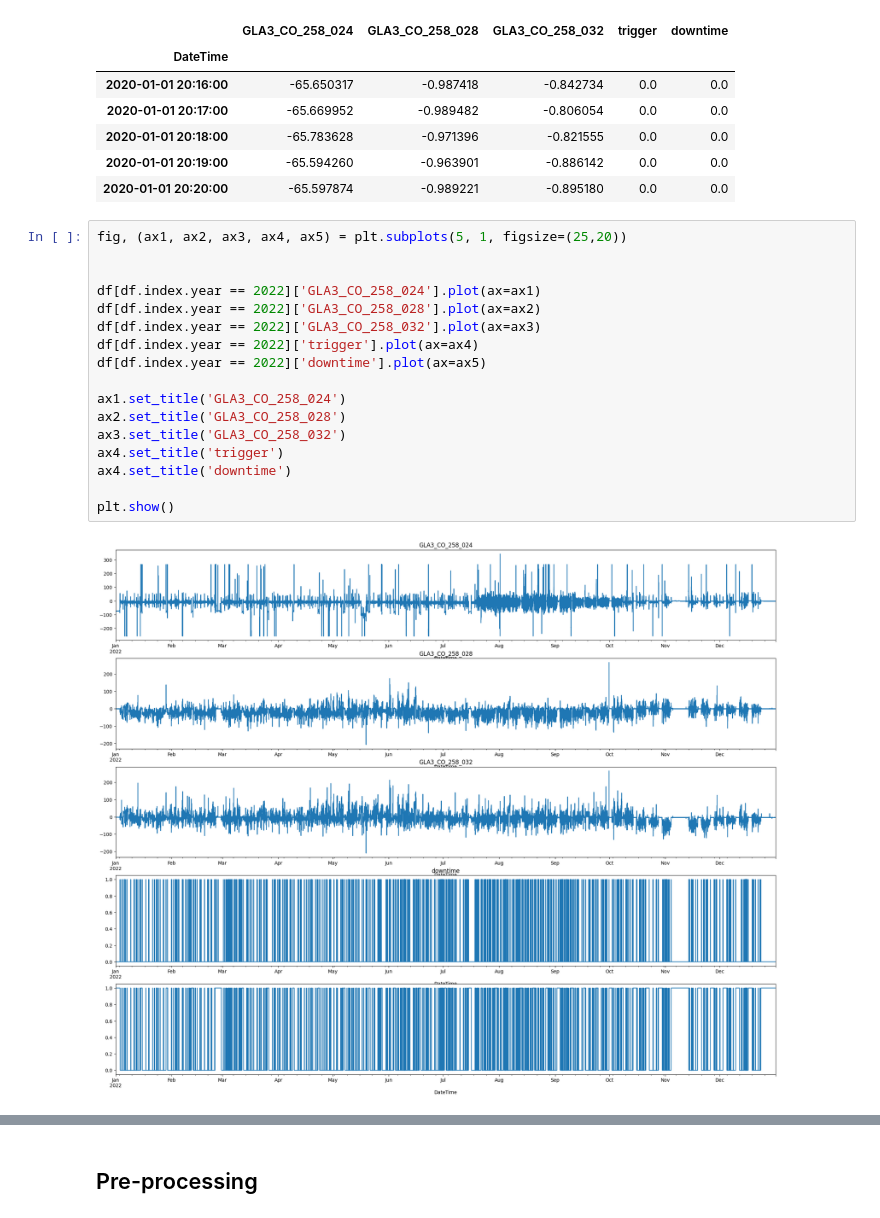
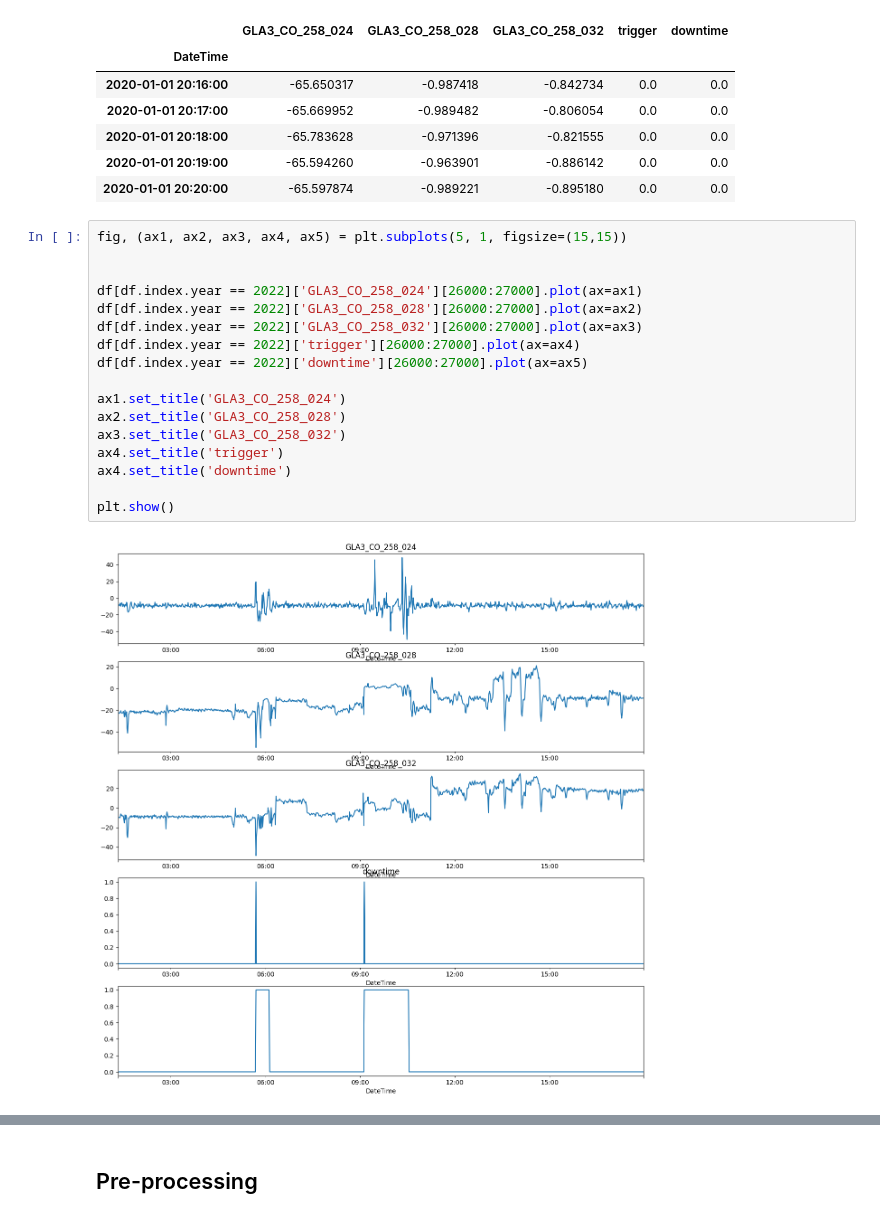
Before and after one commit to manueldelangel/alarm, a Jupyter notebook: LSTM.ipynb, the cells around one changed output, grey strips where cells are left out. Drawn from its saved outputs; the diff is of its cells as text.

```diff
--- a/LSTM.ipynb
+++ b/LSTM.ipynb
@@ -111,21 +114,21 @@ df.head()
 | 2020-01-01 20:19:00 | -65.594260 | -0.963901 | -0.886142 | 0.0 | 0.0 |
 | 2020-01-01 20:20:00 | -65.597874 | -0.989221 | -0.895180 | 0.0 | 0.0 |
 # %%
-fig, (ax1, ax2, ax3, ax4, ax5) = plt.subplots(5, 1, figsize=(25,20))
+fig, (ax1, ax2, ax3, ax4, ax5) = plt.subplots(5, 1, figsize=(15,15))
 
 
-df[df.index.year == 2022]['GLA3_CO_258_024'].plot(ax=ax1)
-df[df.index.year == 2022]['GLA3_CO_258_028'].plot(ax=ax2)
-df[df.index.year == 2022]['GLA3_CO_258_032'].plot(ax=ax3)
-df[df.index.year == 2022]['trigger'].plot(ax=ax4)
-df[df.index.year == 2022]['downtime'].plot(ax=ax5)
+df[df.index.year == 2022]['GLA3_CO_258_024'][26000:27000].plot(ax=ax1)
+df[df.index.year == 2022]['GLA3_CO_258_028'][26000:27000].plot(ax=ax2)
+df[df.index.year == 2022]['GLA3_CO_258_032'][26000:27000].plot(ax=ax3)
+df[df.index.year == 2022]['trigger'][26000:27000].plot(ax=ax4)
+df[df.index.year == 2022]['downtime'][26000:27000].plot(ax=ax5)
 
 ax1.set_title('GLA3_CO_258_024')
 ax2.set_title('GLA3_CO_258_028')
 ax3.set_title('GLA3_CO_258_032')
 ax4.set_title('trigger')
 ax4.set_title('downtime')
 
 plt.show()
 # %% [output]
-[figure, old version]
+[figure, new version]
```
Also changed, not shown: parts of 23 cells of this notebook, 3 other files.
